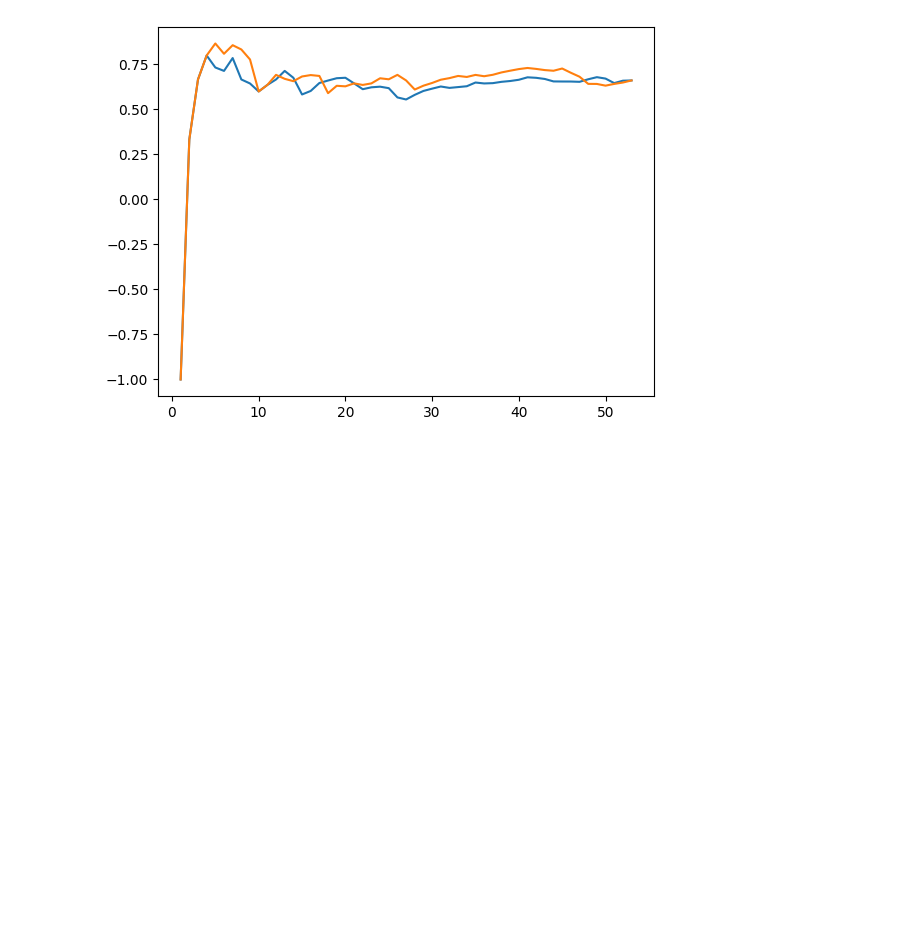
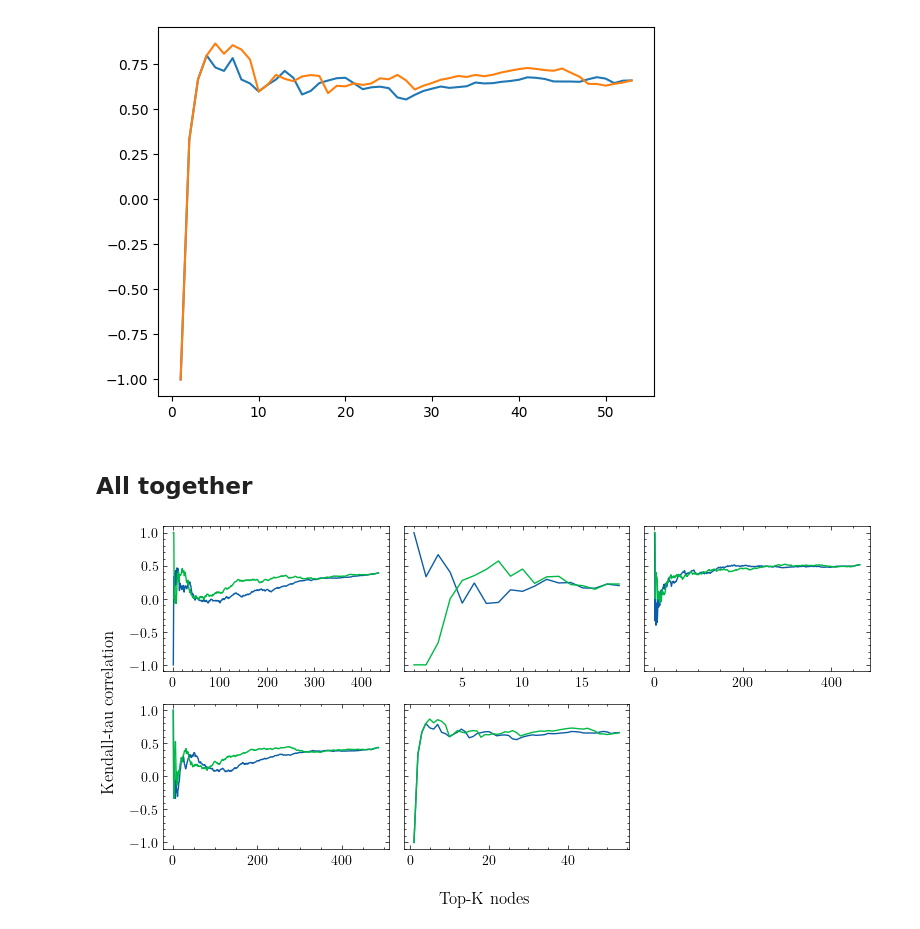
Before and after one commit to goznalo-git/DirectedHyperCentrality, a Jupyter notebook: 3-TensorsCentrality.ipynb, the cells around one changed output. Cells and saved outputs as stored; diff of their text form; code cells hidden in the pictures; blank space fills up the shorter version.

```diff
--- a/TensorsCentrality.ipynb
+++ b/3-TensorsCentrality.ipynb
@@ -362,6 +373,9 @@ for k in range(1, len(HEC)):
     coeff = scipy.stats.kendalltau(list(topk1.values()), centrals2).statistic
 
     KendalltopK_EH.append(coeff)
+# %%
+KendalltopK_HE_unibi = copy(KendalltopK_HE)
+KendalltopK_EH_unibi = copy(KendalltopK_EH)
 # %%
 plt.plot(KendalltopK_HE)
 plt.plot(KendalltopK_EH)
@@ -471,6 +485,9 @@ for k in range(1, len(HEC)):
     coeff = scipy.stats.kendalltau(list(topk1.values()), centrals2).statistic
 
     KendalltopK_EH.append(coeff)
+# %%
+KendalltopK_HE_uva = copy(KendalltopK_HE)
+KendalltopK_EH_uva = copy(KendalltopK_EH)
 # %%
 plt.plot(KendalltopK_HE)
 plt.plot(KendalltopK_EH)
@@ -571,9 +588,42 @@ for k in range(1, len(HEC)):
     coeff = scipy.stats.kendalltau(list(topk1.values()), centrals2).statistic
 
     KendalltopK_EH.append(coeff)
+# %%
+KendalltopK_HE_RTG = copy(KendalltopK_HE)
+KendalltopK_EH_RTG = copy(KendalltopK_EH)
 # %%
 plt.plot(KendalltopK_HE)
 plt.plot(KendalltopK_EH)
 # %% [output]
 [<matplotlib.lines.Line2D at 0x...>]
 [figure]
+# %% [markdown]
+## All together
+# %%
+fig, ax = plt.subplots(2,3,figsize=(8,4), sharey=True)
+
+fig.supylabel("Kendall-tau correlation")
+fig.supxlabel("Top-K nodes")
+
+ax[0,0].plot(KendalltopK_HE_astro)
+ax[0,0].plot(KendalltopK_EH_astro)
+
+ax[0,1].plot(KendalltopK_HE_surface)
+ax[0,1].plot(KendalltopK_EH_surface)
+
+ax[0,2].plot(KendalltopK_HE_unibi)
+ax[0,2].plot(KendalltopK_EH_unibi)
+
+ax[1,0].plot(KendalltopK_HE_uva)
+ax[1,0].plot(KendalltopK_EH_uva)
+
+ax[1,1].plot(KendalltopK_HE_RTG)
+ax[1,1].plot(KendalltopK_EH_RTG)
+
+ax[1,2].axis('off')
+
+plt.tight_layout()
+
+plt.savefig("Figures/Kendalltau-TopKs.png")
+# %% [output]
+[figure, added]
```
Also changed, not shown: parts of 10 cells of this notebook, 4 other files.
